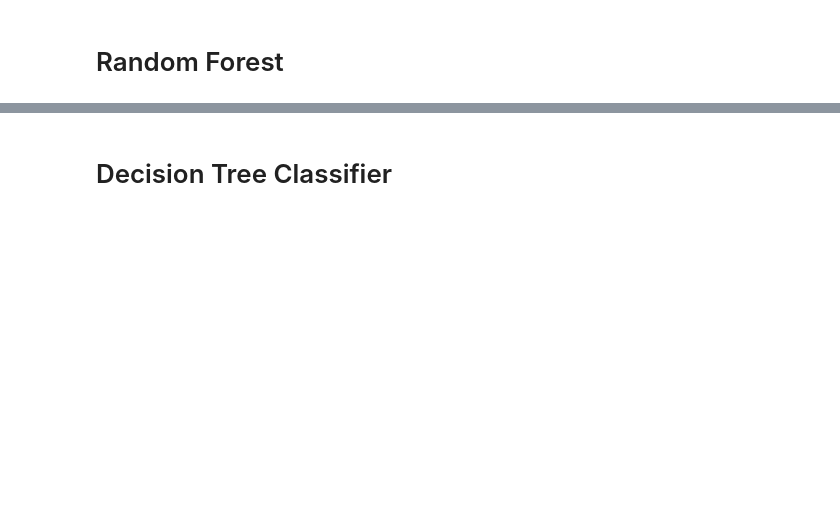
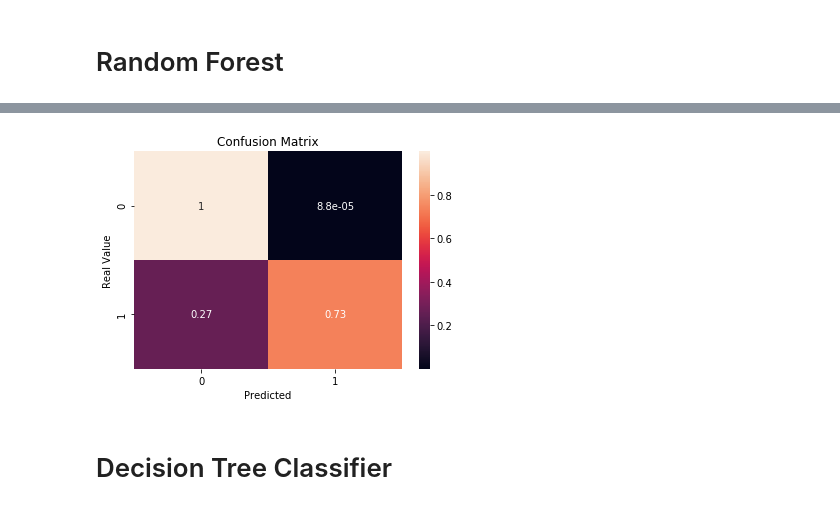
Before and after one commit to ipatel467/Credit-Card-Fraud-Detection, a Jupyter notebook: ML.ipynb, the cells around one changed output, grey strips where cells are left out. Cells and saved outputs as stored; diff of their text form; code cells hidden in the pictures; blank space fills up the shorter version.

```diff
--- a/ML.ipynb
+++ b/ML.ipynb
@@ -127,12 +138,14 @@ The recall score is 0.7653061224489796
 # %%
 fig, ax = plt.subplots()
-sns.heatmap(confusion_matrix(y_test, y_pred_log, normalize='true'), annot=True, ax=ax)
+sns.heatmap(confusion_matrix(y_test, y_hat_test, normalize='true'), annot=True, ax=ax)
 
 ax.set_title("Confusion Matrix")
 ax.set_ylabel("Real Value")
 ax.set_xlabel("Predicted")
 
 plt.show()
+# %% [output]
+[figure, added]
 # %% [markdown]
 # Decision Tree Classifier
 # %%
```
Also changed, not shown: parts of 9 cells of this notebook.
